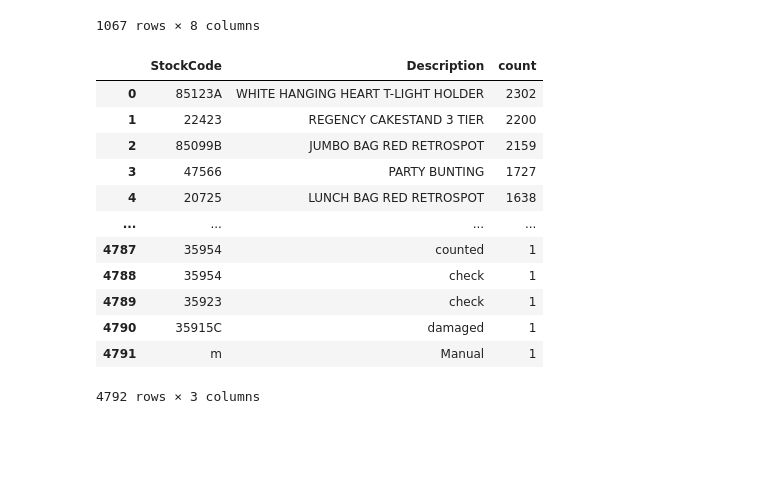
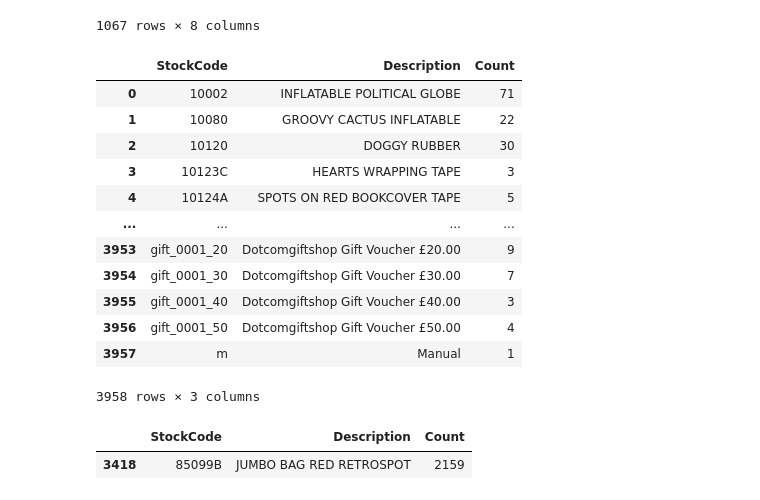
Before and after one commit to chanduka99/Retail_Data_Analysis, a Jupyter notebook: LargeScaleDataAnalysis.ipynb, the cells around one changed output. Drawn from its saved outputs; the diff is of its cells as text; code cells hidden in the pictures; blank space fills up the shorter version.

Commit message:
handle missing values:done

```diff
--- a/LargeScaleDataAnalysis.ipynb
+++ b/LargeScaleDataAnalysis.ipynb
@@ -176,21 +176,27 @@ df1[df1.StockCode=="23084"]
 # %%
 # now we are going to replace the NA values of description with most occuring valid descrition value for a specific StockCode
 # first we will create a data frame called most_freq. it will have have the most occuring Description value for each stockCode
 #then we will do a leftmerge on df1 with the most_freq
 
-most_freq = df1[["StockCode","Description"]].value_counts().reset_index()
+most_freq = df1[["StockCode","Description"]].value_counts().reset_index(name="Count").sort_values(by="Count",ascending=False).groupby("StockCode").first().reset_index()
 most_freq
 # %% [output]
-|  | StockCode | Description | count |
-| 0 | 85123A | WHITE HANGING HEART T-LIGHT HOLDER | 2302 |
-| 1 | 22423 | REGENCY CAKESTAND 3 TIER | 2200 |
-| 2 | 85099B | JUMBO BAG RED RETROSPOT | 2159 |
-| 3 | 47566 | PARTY BUNTING | 1727 |
-| 4 | 20725 | LUNCH BAG RED RETROSPOT | 1638 |
+|  | StockCode | Description | Count |
+| 0 | 10002 | INFLATABLE POLITICAL GLOBE | 71 |
+| 1 | 10080 | GROOVY CACTUS INFLATABLE | 22 |
+| 2 | 10120 | DOGGY RUBBER | 30 |
+| 3 | 10123C | HEARTS WRAPPING TAPE | 3 |
+| 4 | 10124A | SPOTS ON RED BOOKCOVER TAPE | 5 |
 | ... | ... | ... | ... |
-| 4787 | 35954 | counted | 1 |
-| 4788 | 35954 | check | 1 |
-| 4789 | 35923 | check | 1 |
-| 4790 | 35915C | damaged | 1 |
-| 4791 | m | Manual | 1 |
+| 3953 | gift_0001_20 | Dotcomgiftshop Gift Voucher £20.00 | 9 |
+| 3954 | gift_0001_30 | Dotcomgiftshop Gift Voucher £30.00 | 7 |
+| 3955 | gift_0001_40 | Dotcomgiftshop Gift Voucher £40.00 | 3 |
+| 3956 | gift_0001_50 | Dotcomgiftshop Gift Voucher £50.00 | 4 |
+| 3957 | m | Manual | 1 |
-4792 rows × 3 columns
+3958 rows × 3 columns
+# %%
+# random check if unique StockCode have unique Descriptions
+most_freq[most_freq.StockCode=="85099B"]
+# %% [output]
+|  | StockCode | Description | Count |
+| 3418 | 85099B | JUMBO BAG RED RETROSPOT | 2159 |
```
Also changed, not shown: parts of 6 cells of this notebook.
